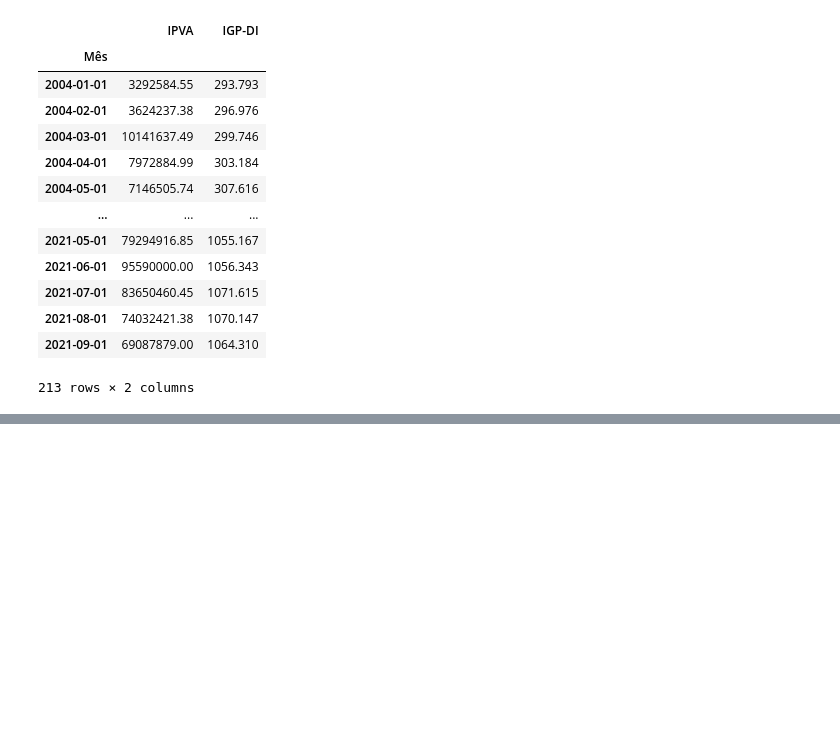
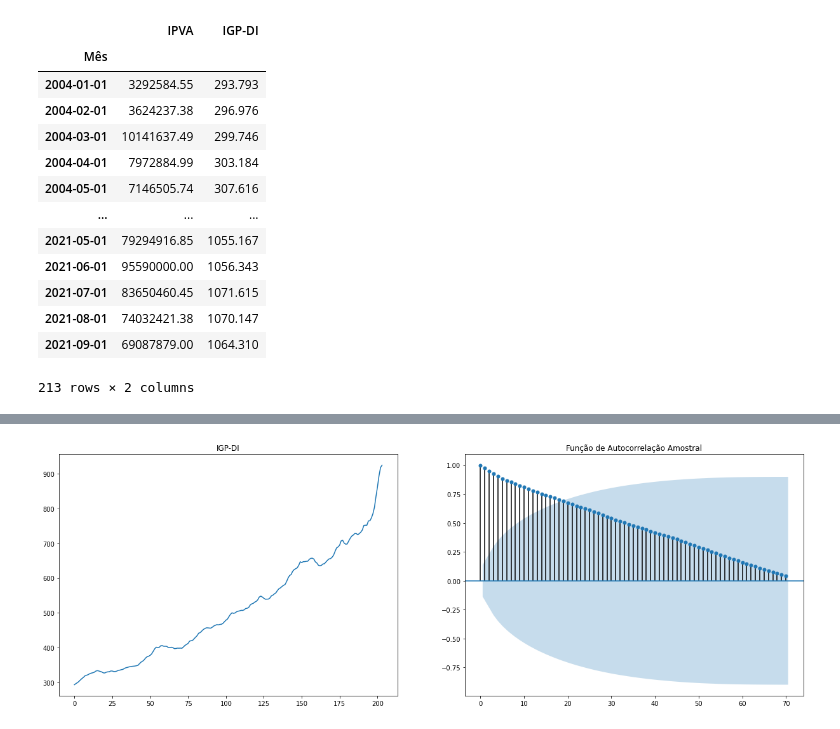
Before and after one commit to nicolycosta/Correlacao-e-regressao, a Jupyter notebook: VARMA.ipynb, the cells around one changed output, grey strips where cells are left out. Cells and saved outputs as stored; diff of their text form; code cells hidden in the pictures; blank space fills up the shorter version.

```diff
--- a/VARMA.ipynb
+++ b/VARMA.ipynb
@@ -41,0 +125,16 @@ serie
+# %%
+#### Variável endógena: IGP-DI
+
+ipca = serieModel['IGP-DI'].values
+
+plt.figure(figsize = (21, 7))
+plt.subplot(1,2,1)
+plt.plot(ipca)
+plt.title('IGP-DI')
+
+ax2 = plt.subplot(1,2,2)
+plot_acf(ipca, lags=70, title = 'Função de Autocorrelação Amostral',  alpha = 0.05, ax = ax2)
+
+plt.show()
+# %% [output]
+[figure, added]
```
Also changed, not shown: parts of 9 cells of this notebook.
